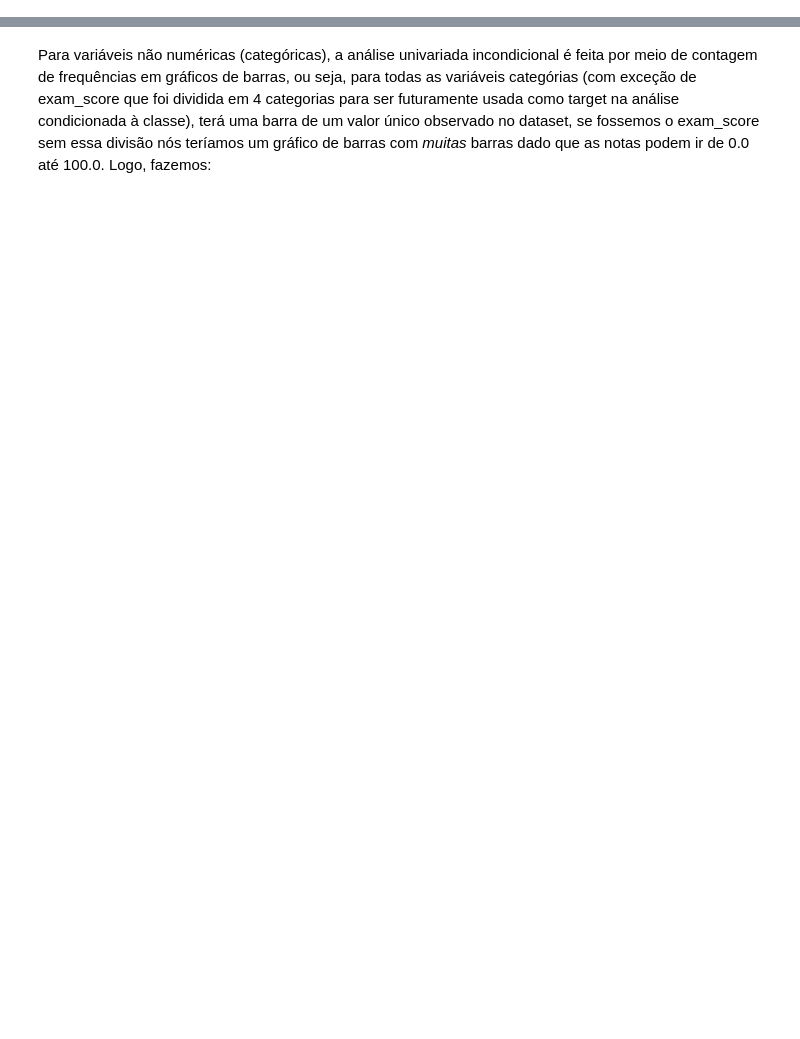
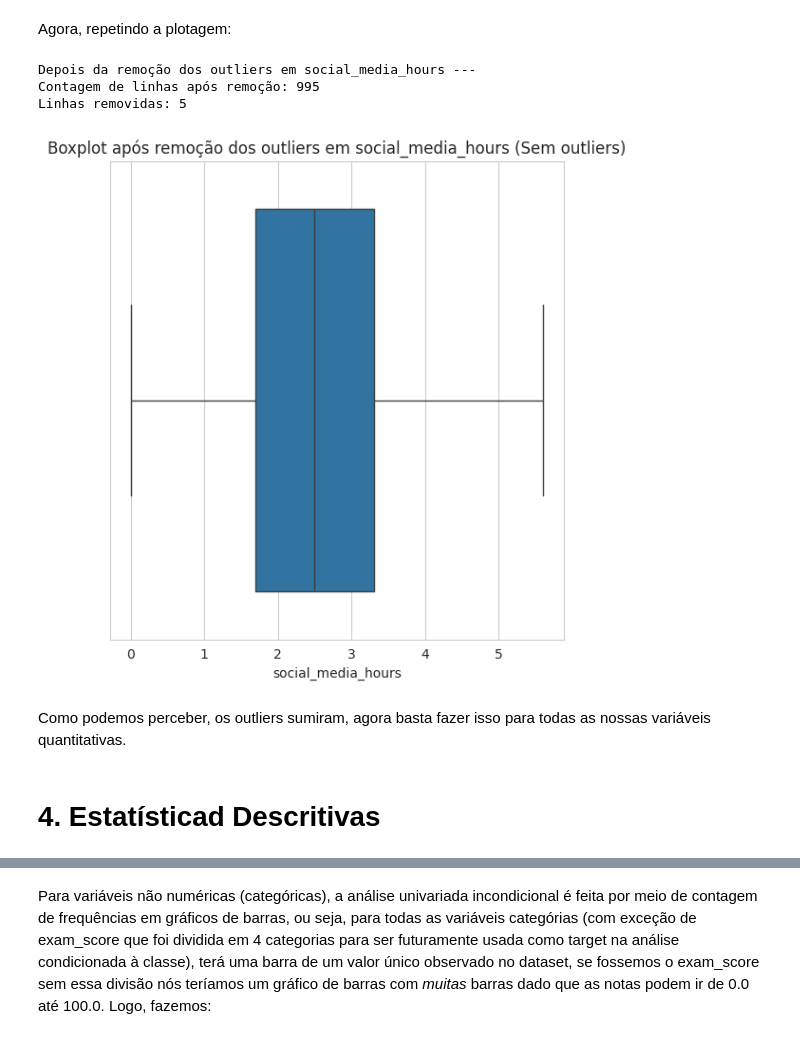
Before and after one commit to MRGdSFS/HW1----ICA-2025.2, a Jupyter notebook: notebooks/02_analise_univariada.ipynb, the cells around one changed output, grey strips where cells are left out. Cells and saved outputs as stored; diff of their text form; code cells hidden in the pictures; blank space fills up the shorter version.

```diff
--- a/notebooks/02_analise_univariada.ipynb
+++ b/notebooks/02_analise_univariada.ipynb
@@ -123,0 +106,21 @@ Gráficos numéricos salvos em 'resultados/figuras'
+# %%
+df_sem_outliers = pp.remover_outliers(df_processado, variavel_exemplo)
+# %% [markdown]
+Agora, repetindo a plotagem:
+# %%
+print(f"Depois da remoção dos outliers em {variavel_exemplo} ---")
+print(f"Contagem de linhas após remoção: {len(df_sem_outliers)}")
+print(f"Linhas removidas: {len(df_processado) - len(df_sem_outliers)}")
+
+plt.subplot(1, 2, 2)
+sns.boxplot(x=df_sem_outliers[variavel_exemplo])
+plt.title(f'Boxplot após remoção dos outliers em {variavel_exemplo} (Sem outliers)')
+plt.tight_layout()
+plt.show()
+# %% [output]
+Depois da remoção dos outliers em social_media_hours ---
+Contagem de linhas após remoção: 995
+Linhas removidas: 5
+[figure, added]
+# %% [markdown]
+Como podemos perceber, os outliers sumiram, agora basta fazer isso para todas as nossas variáveis quantitativas.
@@ -123,0 +132,2 @@ Gráficos numéricos salvos em 'resultados/figuras'
+# %% [markdown]
+# 4. Estatísticad Descritivas
```
Also changed, not shown: parts of 56 cells of this notebook, 4 other files.
